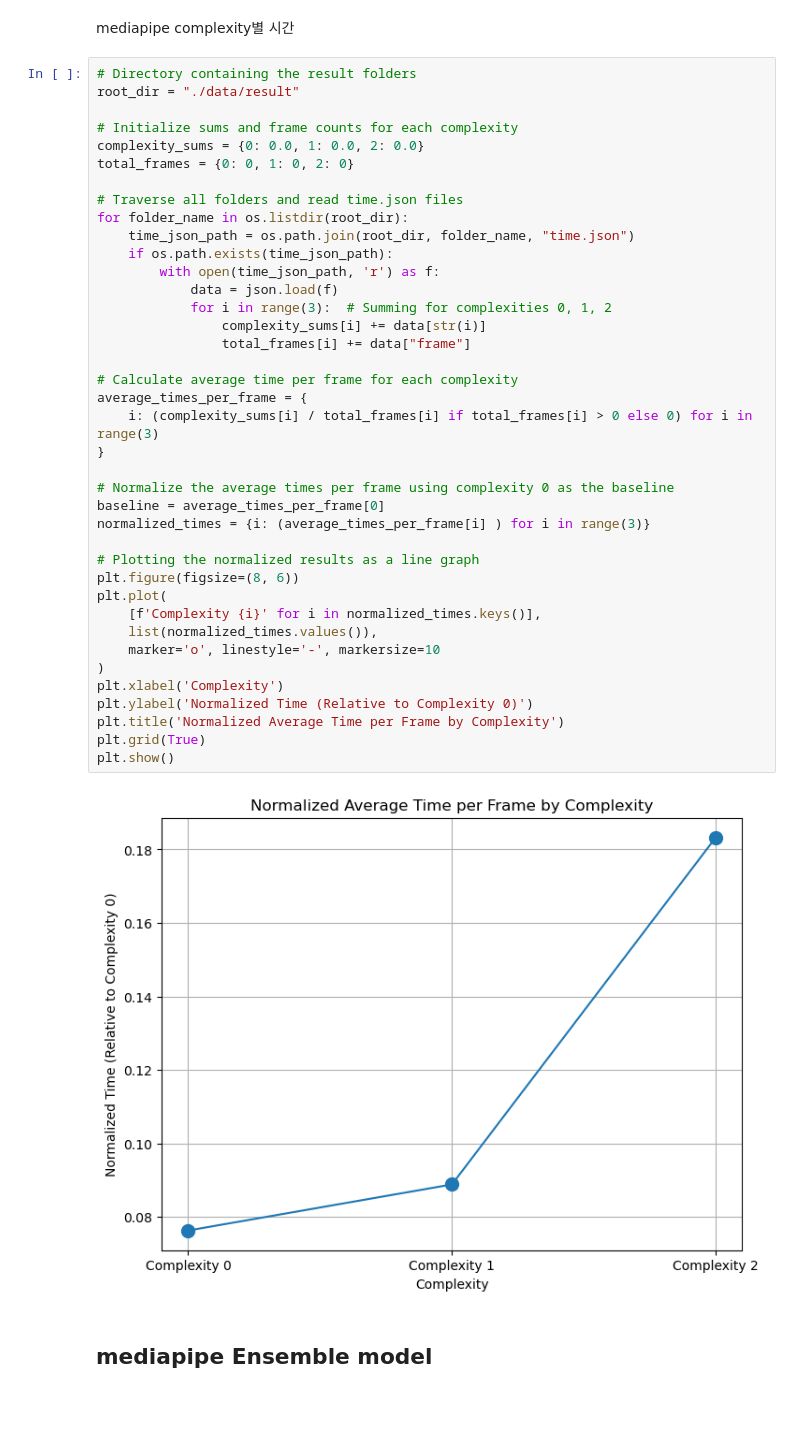
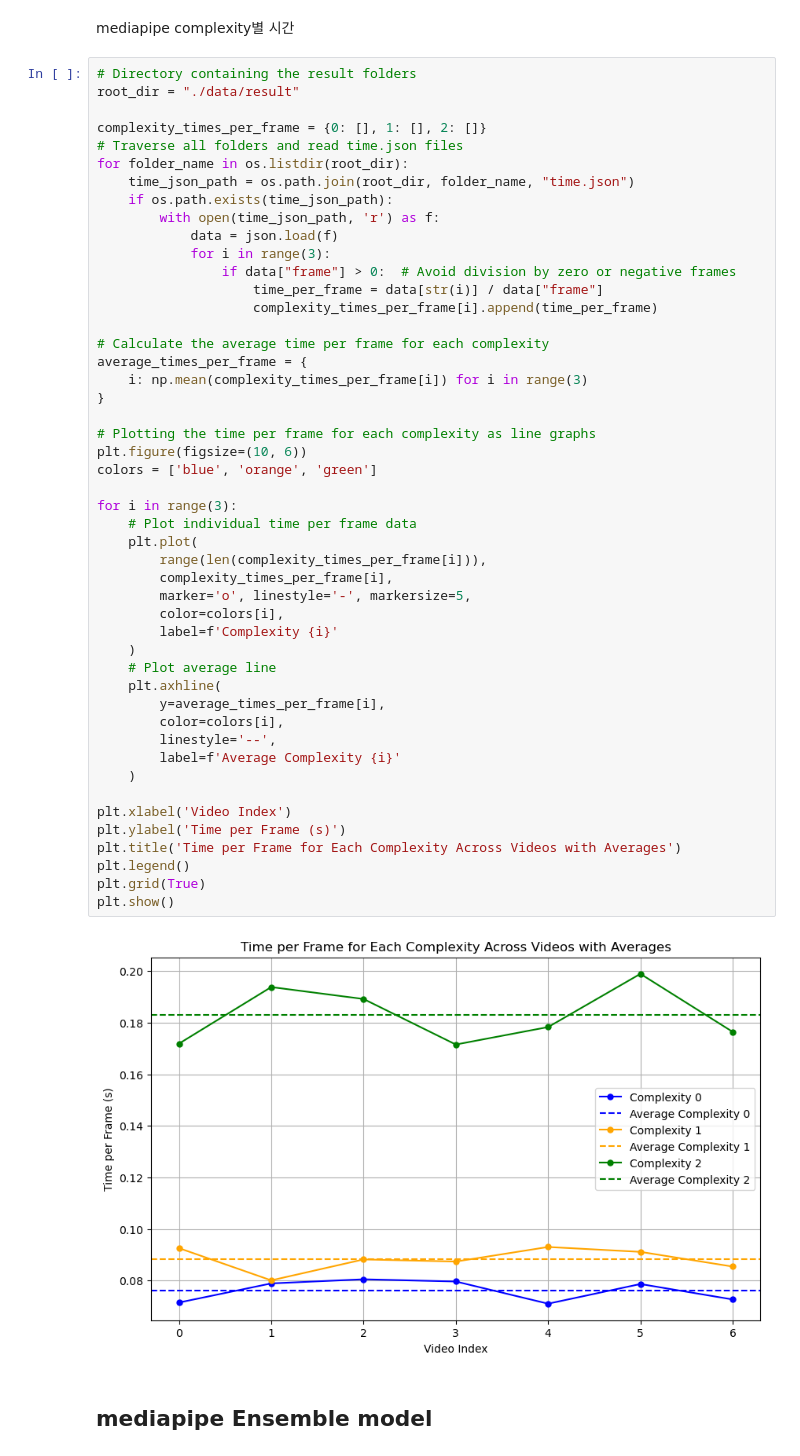
Before and after one commit to yeongjinHwang/sequencing_performance, a Jupyter notebook: performance.ipynb, the cells around one changed output. Drawn from its saved outputs; the diff is of its cells as text; blank space fills up the shorter version.

Commit message:
mp time per frame

```diff
--- a/performance.ipynb
+++ b/performance.ipynb
@@ -571,43 +571,52 @@ mediapipe complexity별 시간
 # %%
 # Directory containing the result folders
 root_dir = "./data/result"
 
-# Initialize sums and frame counts for each complexity
-complexity_sums = {0: 0.0, 1: 0.0, 2: 0.0}
-total_frames = {0: 0, 1: 0, 2: 0}
-
+complexity_times_per_frame = {0: [], 1: [], 2: []}
 # Traverse all folders and read time.json files
 for folder_name in os.listdir(root_dir):
     time_json_path = os.path.join(root_dir, folder_name, "time.json")
     if os.path.exists(time_json_path):
         with open(time_json_path, 'r') as f:
             data = json.load(f)
-            for i in range(3):  # Summing for complexities 0, 1, 2
-                complexity_sums[i] += data[str(i)]
-                total_frames[i] += data["frame"]
+            for i in range(3):
+                if data["frame"] > 0:  # Avoid division by zero or negative frames
+                    time_per_frame = data[str(i)] / data["frame"]
+                    complexity_times_per_frame[i].append(time_per_frame)
 
-# Calculate average time per frame for each complexity
+# Calculate the average time per frame for each complexity
 average_times_per_frame = {
-    i: (complexity_sums[i] / total_frames[i] if total_frames[i] > 0 else 0) for i in range(3)
+    i: np.mean(complexity_times_per_frame[i]) for i in range(3)
 }
 
-# Normalize the average times per frame using complexity 0 as the baseline
-baseline = average_times_per_frame[0]
-normalized_times = {i: (average_times_per_frame[i] ) for i in range(3)}
+# Plotting the time per frame for each complexity as line graphs
+plt.figure(figsize=(10, 6))
+colors = ['blue', 'orange', 'green']
 
-# Plotting the normalized results as a line graph
-plt.figure(figsize=(8, 6))
-plt.plot(
-    [f'Complexity {i}' for i in normalized_times.keys()],
-    list(normalized_times.values()),
-    marker='o', linestyle='-', markersize=10
-)
-plt.xlabel('Complexity')
-plt.ylabel('Normalized Time (Relative to Complexity 0)')
-plt.title('Normalized Average Time per Frame by Complexity')
+for i in range(3):
+    # Plot individual time per frame data
+    plt.plot(
+        range(len(complexity_times_per_frame[i])),
+        complexity_times_per_frame[i],
+        marker='o', linestyle='-', markersize=5,
+        color=colors[i],
+        label=f'Complexity {i}'
+    )
+    # Plot average line
+    plt.axhline(
+        y=average_times_per_frame[i],
+        color=colors[i],
+        linestyle='--',
+        label=f'Average Complexity {i}'
+    )
+
+plt.xlabel('Video Index')
+plt.ylabel('Time per Frame (s)')
+plt.title('Time per Frame for Each Complexity Across Videos with Averages')
+plt.legend()
 plt.grid(True)
 plt.show()
 # %% [output]
-[figure, old version]
+[figure, new version]
 # %% [markdown]
 ## mediapipe Ensemble model
```
